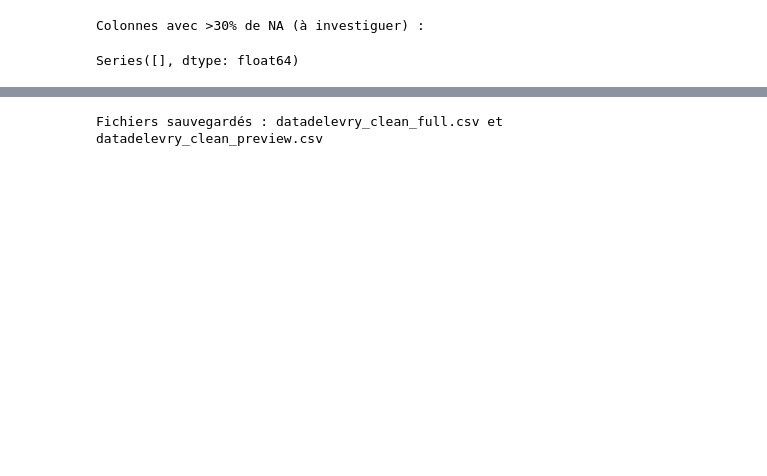
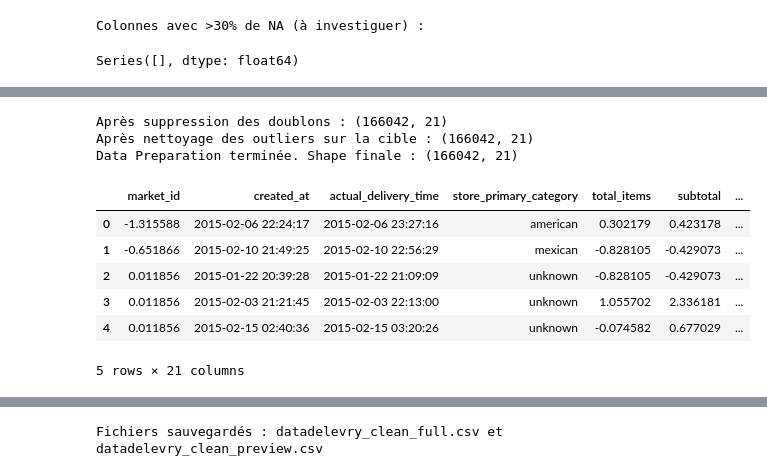
Before and after one commit to chamseddinedoulaEsprit/CRISP-DM-DataSet-Temps-de-livraison, a Jupyter notebook: datadelevry_data_understanding_full.ipynb, the cells around one changed output, grey strips where cells are left out. Drawn from its saved outputs; the diff is of its cells as text; code cells hidden in the pictures; blank space fills up the shorter version.

```diff
--- a/datadelevry_data_understanding_full.ipynb
+++ b/datadelevry_data_understanding_full.ipynb
@@ -440,0 +502,68 @@ Series([], dtype: float64)
+# %%
+
+#  Nettoyage des valeurs textuelles et conversion numérique
+# Enlever espaces autour des valeurs string
+def strip_if_str(x):
+    return x.strip() if isinstance(x, str) else x
+
+df = df.map(strip_if_str)
+# %%
+# 16) Data Preparation — Décisions et application
+
+# 1. Suppression des doublons
+df = df.drop_duplicates()
+print(f"Après suppression des doublons : {df.shape}")
+
+# 2. Gestion des valeurs manquantes
+# Imputation simple pour les colonnes numériques
+numeric_cols_present = [c for c in ['market_id', 'total_items', 'subtotal', 'num_distinct_items',
+                                    'min_item_price', 'max_item_price', 'total_onshift_partners',
+                                    'total_busy_partners', 'total_outstanding_orders'] if c in df.columns]
+for c in numeric_cols_present:
+    df[c] = df[c].fillna(df[c].median())
+
+# Imputation simple pour les colonnes catégorielles
+cat_cols = [c for c in df.columns if df[c].dtype == object or df[c].dtype.name == 'category']
+for c in cat_cols:
+    if c == 'store_primary_category':
+        df[c] = df[c].replace('', pd.NA)
+        df[c] = df[c].fillna('unknown')
+    else:
+        df[c] = df[c].fillna('unknown')
+
+# 3. Nettoyage des outliers sur la cible
+if 'delivery_duration_min' in df.columns:
+    # On garde uniquement les valeurs entre 0 et 24h (1440 min)
+    df = df[(df['delivery_duration_min'] >= 0) & (df['delivery_duration_min'] <= 1440)]
+    print(f"Après nettoyage des outliers sur la cible : {df.shape}")
+
+# 4. Encodage des variables catégorielles (exemple : one-hot encoding)
+cat_to_encode = [c for c in cat_cols if df[c].nunique() < 20 and c != 'unknown']
+if cat_to_encode:
+    df = pd.get_dummies(df, columns=cat_to_encode, prefix=cat_to_encode)
+
+# 5. Mise à l’échelle (scaling) — exemple avec StandardScaler
+from sklearn.preprocessing import StandardScaler
+scaler = StandardScaler()
+if numeric_cols_present:
+    df[numeric_cols_present] = scaler.fit_transform(df[numeric_cols_present])
+
+# 6. Suppression des colonnes inutiles (exemple : identifiants uniques)
+id_cols = [c for c in df.columns if 'id' in c.lower() and c not in ['market_id']]
+if id_cols:
+    df = df.drop(columns=id_cols)
+    print(f"Colonnes identifiants supprimées : {id_cols}")
+
+print('Data Preparation terminée. Shape finale :', df.shape)
+display(df.head())
+# %% [output]
+Après suppression des doublons : (166042, 21)
+Après nettoyage des outliers sur la cible : (166042, 21)
+Data Preparation terminée. Shape finale : (166042, 21)
+|  | market_id | created_at | actual_delivery_time | store_primary_category | total_items | subtotal | ... |
+| 0 | -1.315588 | 2015-02-06 22:24:17 | 2015-02-06 23:27:16 | american | 0.302179 | 0.423178 | ... |
+| 1 | -0.651866 | 2015-02-10 21:49:25 | 2015-02-10 22:56:29 | mexican | -0.828105 | -0.429073 | ... |
+| 2 | 0.011856 | 2015-01-22 20:39:28 | 2015-01-22 21:09:09 | unknown | -0.828105 | -0.429073 | ... |
+| 3 | 0.011856 | 2015-02-03 21:21:45 | 2015-02-03 22:13:00 | unknown | 1.055702 | 2.336181 | ... |
+| 4 | 0.011856 | 2015-02-15 02:40:36 | 2015-02-15 03:20:26 | unknown | -0.074582 | 0.677029 | ... |
+5 rows × 21 columns
```
Also changed, not shown: parts of 57 cells of this notebook, 2 other files.
